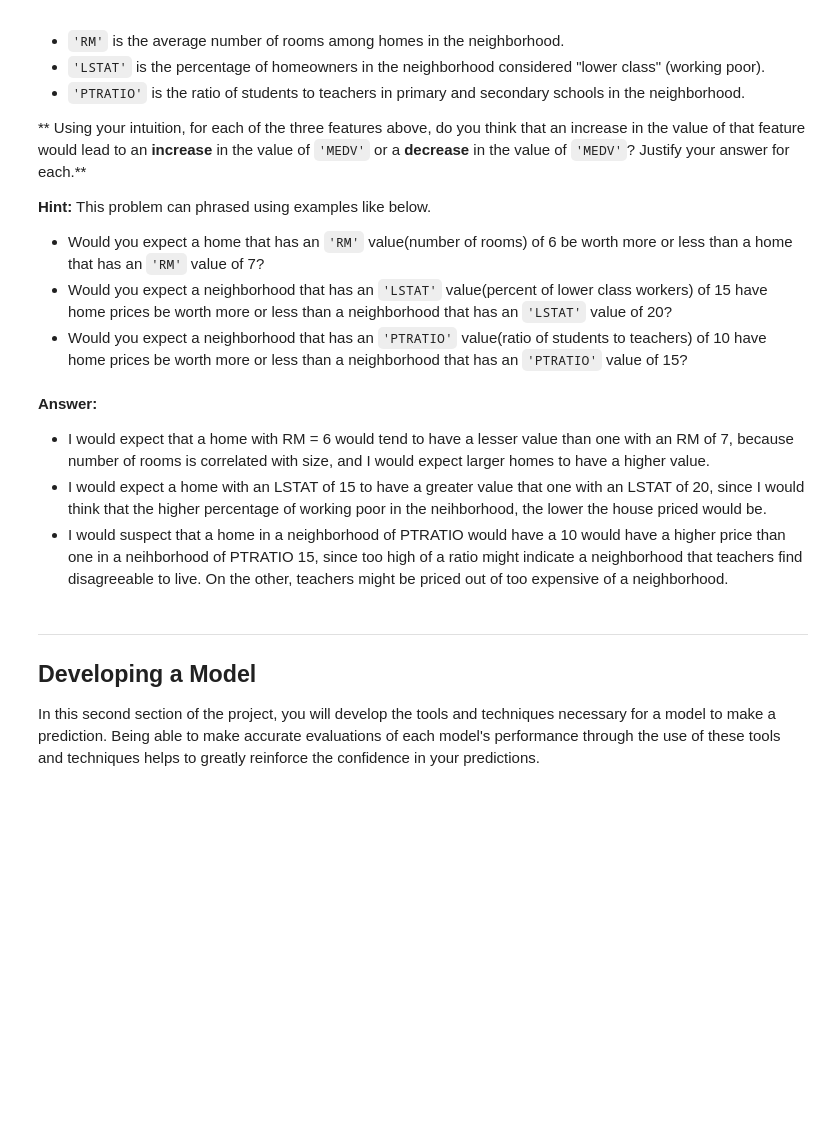
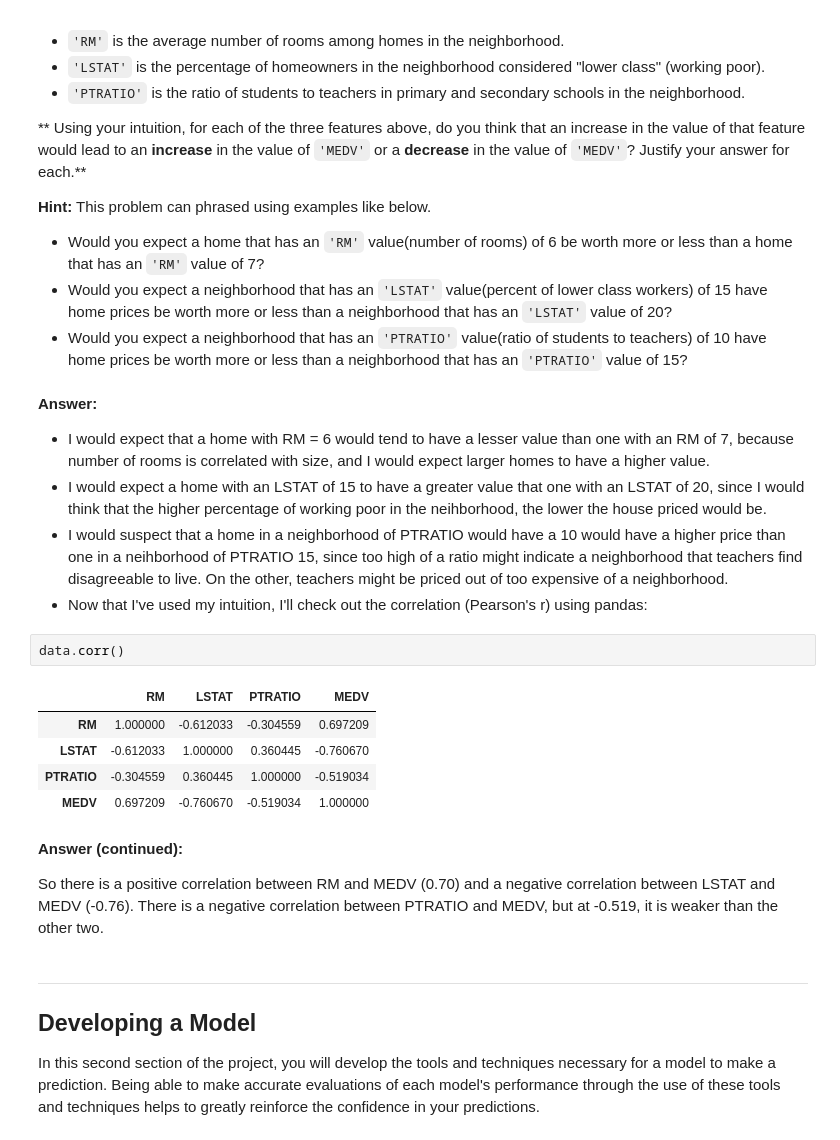
Before and after one commit to christophomos/machine-learning, a Jupyter notebook: projects/boston_housing/boston_housing.ipynb, the cells around one changed output. Saved outputs shown, nothing was run; the diff lists cells and outputs as text; blank space fills up the shorter version.

```diff
--- a/projects/boston_housing/boston_housing.ipynb
+++ b/projects/boston_housing/boston_housing.ipynb
@@ -111,6 +114,19 @@ As a reminder, we are using three features from the Boston housing dataset: `'RM
 * I would expect that a home with RM = 6 would tend to have a lesser value than one with an RM of 7, because number of rooms is correlated with size, and I would expect larger homes to have a higher value.
 * I would expect a home with an LSTAT of 15 to have a greater value that one with an LSTAT of 20, since I would think that the higher percentage of working poor in the neihborhood, the lower the house priced would be.
 * I would suspect that a home in a neighborhood of PTRATIO would have a 10 would have a higher price than one in a neihborhood of PTRATIO 15, since too high of a ratio might indicate a neighborhood that teachers find disagreeable to live. On the other, teachers might be priced out of too expensive of a neighborhood.
+* Now that I've used my intuition, I'll check out the correlation (Pearson's r) using pandas:
+# %%
+data.corr()
+# %% [output]
+|  | RM | LSTAT | PTRATIO | MEDV |
+| RM | 1.000000 | -0.612033 | -0.304559 | 0.697209 |
+| LSTAT | -0.612033 | 1.000000 | 0.360445 | -0.760670 |
+| PTRATIO | -0.304559 | 0.360445 | 1.000000 | -0.519034 |
+| MEDV | 0.697209 | -0.760670 | -0.519034 | 1.000000 |
+# %% [markdown]
+**Answer (continued):**
+
+So there is a positive correlation between RM and MEDV (0.70) and a negative correlation between LSTAT and MEDV (-0.76). There is a negative correlation between PTRATIO and MEDV, but at -0.519, it is weaker than the other two.
 # %% [markdown]
 ----
 
```
Also changed, not shown: parts of 7 cells of this notebook.
